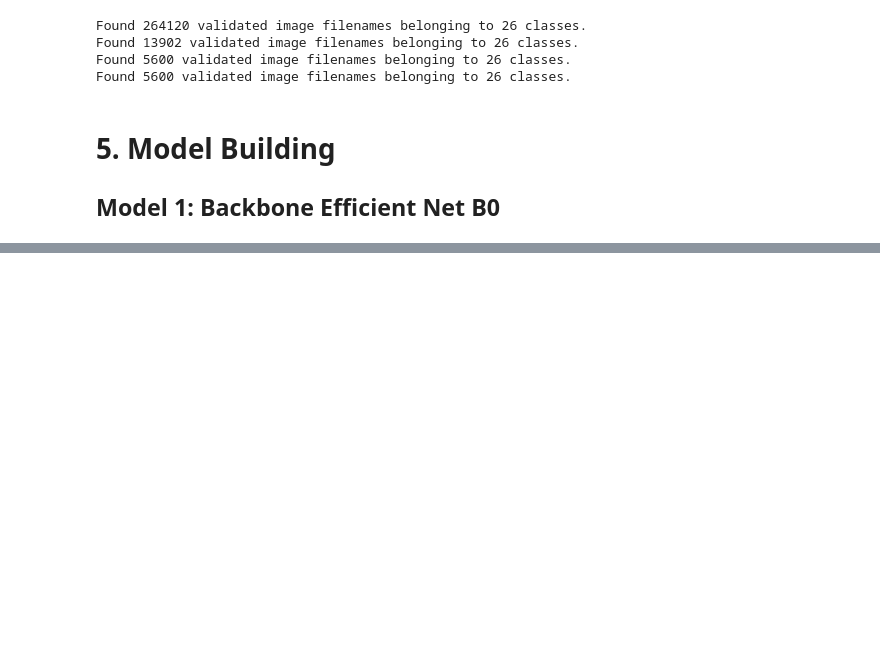
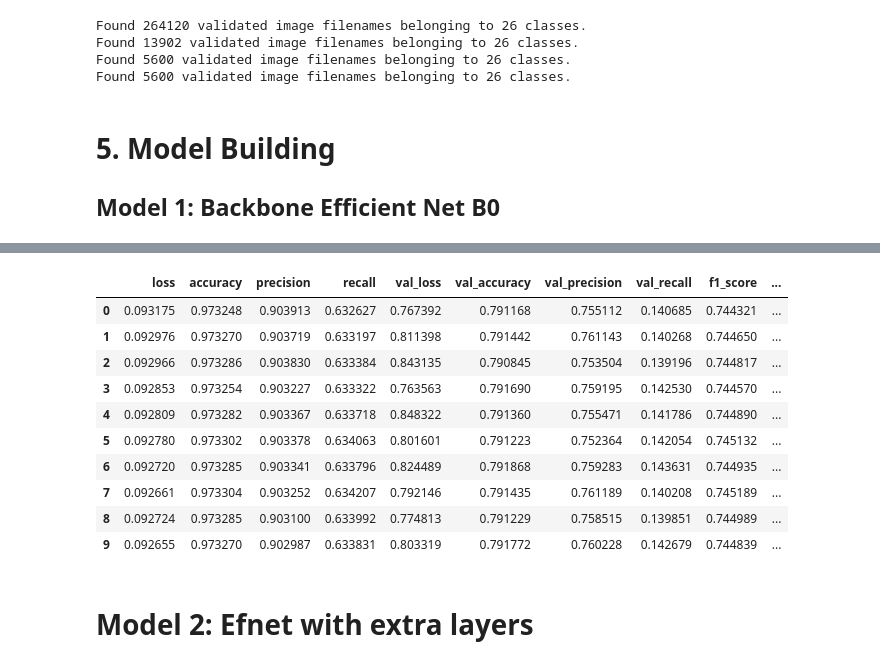
Before and after one commit to melihkacaman/SimilarProducts, a Jupyter notebook: notebooks/16 Adding More Data For Multioutput Models.ipynb, the cells around one changed output, grey strips where cells are left out. Drawn from its saved outputs; the diff is of its cells as text; code cells hidden in the pictures; blank space fills up the shorter version.

```diff
--- a/notebooks/16 Adding More Data For Multioutput Models.ipynb
+++ b/notebooks/16 Adding More Data For Multioutput Models.ipynb
@@ -271,0 +288,16 @@ Epoch 9/10
+# %%
+hist2
+# %% [output]
+|  | loss | accuracy | precision | recall | val_loss | val_accuracy | val_precision | val_recall | f1_score | ... |
+| 0 | 0.093175 | 0.973248 | 0.903913 | 0.632627 | 0.767392 | 0.791168 | 0.755112 | 0.140685 | 0.744321 | ... |
+| 1 | 0.092976 | 0.973270 | 0.903719 | 0.633197 | 0.811398 | 0.791442 | 0.761143 | 0.140268 | 0.744650 | ... |
+| 2 | 0.092966 | 0.973286 | 0.903830 | 0.633384 | 0.843135 | 0.790845 | 0.753504 | 0.139196 | 0.744817 | ... |
+| 3 | 0.092853 | 0.973254 | 0.903227 | 0.633322 | 0.763563 | 0.791690 | 0.759195 | 0.142530 | 0.744570 | ... |
+| 4 | 0.092809 | 0.973282 | 0.903367 | 0.633718 | 0.848322 | 0.791360 | 0.755471 | 0.141786 | 0.744890 | ... |
+| 5 | 0.092780 | 0.973302 | 0.903378 | 0.634063 | 0.801601 | 0.791223 | 0.752364 | 0.142054 | 0.745132 | ... |
+| 6 | 0.092720 | 0.973285 | 0.903341 | 0.633796 | 0.824489 | 0.791868 | 0.759283 | 0.143631 | 0.744935 | ... |
+| 7 | 0.092661 | 0.973304 | 0.903252 | 0.634207 | 0.792146 | 0.791435 | 0.761189 | 0.140208 | 0.745189 | ... |
+| 8 | 0.092724 | 0.973285 | 0.903100 | 0.633992 | 0.774813 | 0.791229 | 0.758515 | 0.139851 | 0.744989 | ... |
+| 9 | 0.092655 | 0.973270 | 0.902987 | 0.633831 | 0.803319 | 0.791772 | 0.760228 | 0.142679 | 0.744839 | ... |
+# %% [markdown]
+# Model 2: Efnet with extra layers
```
Also changed, not shown: parts of 8 cells of this notebook.
